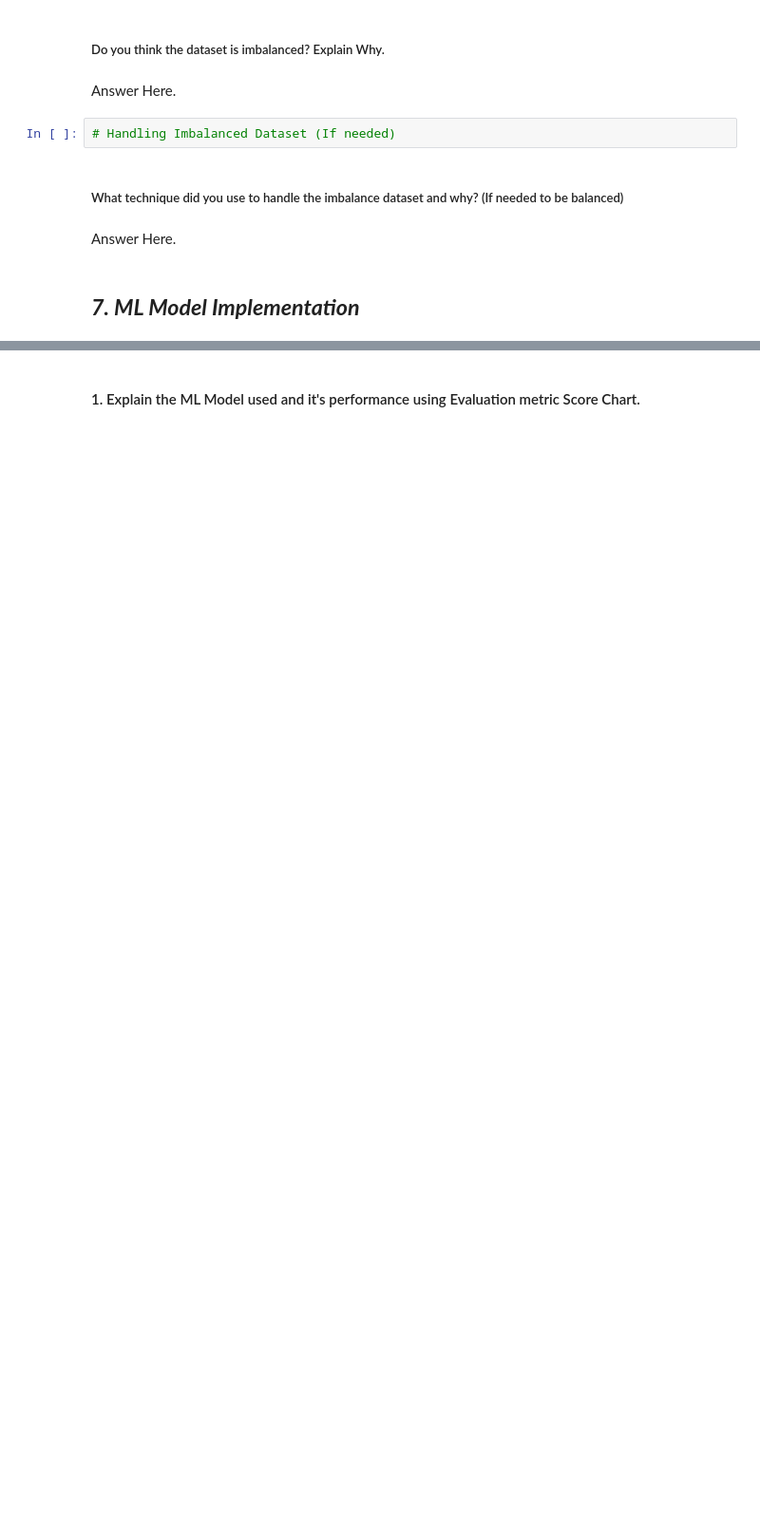
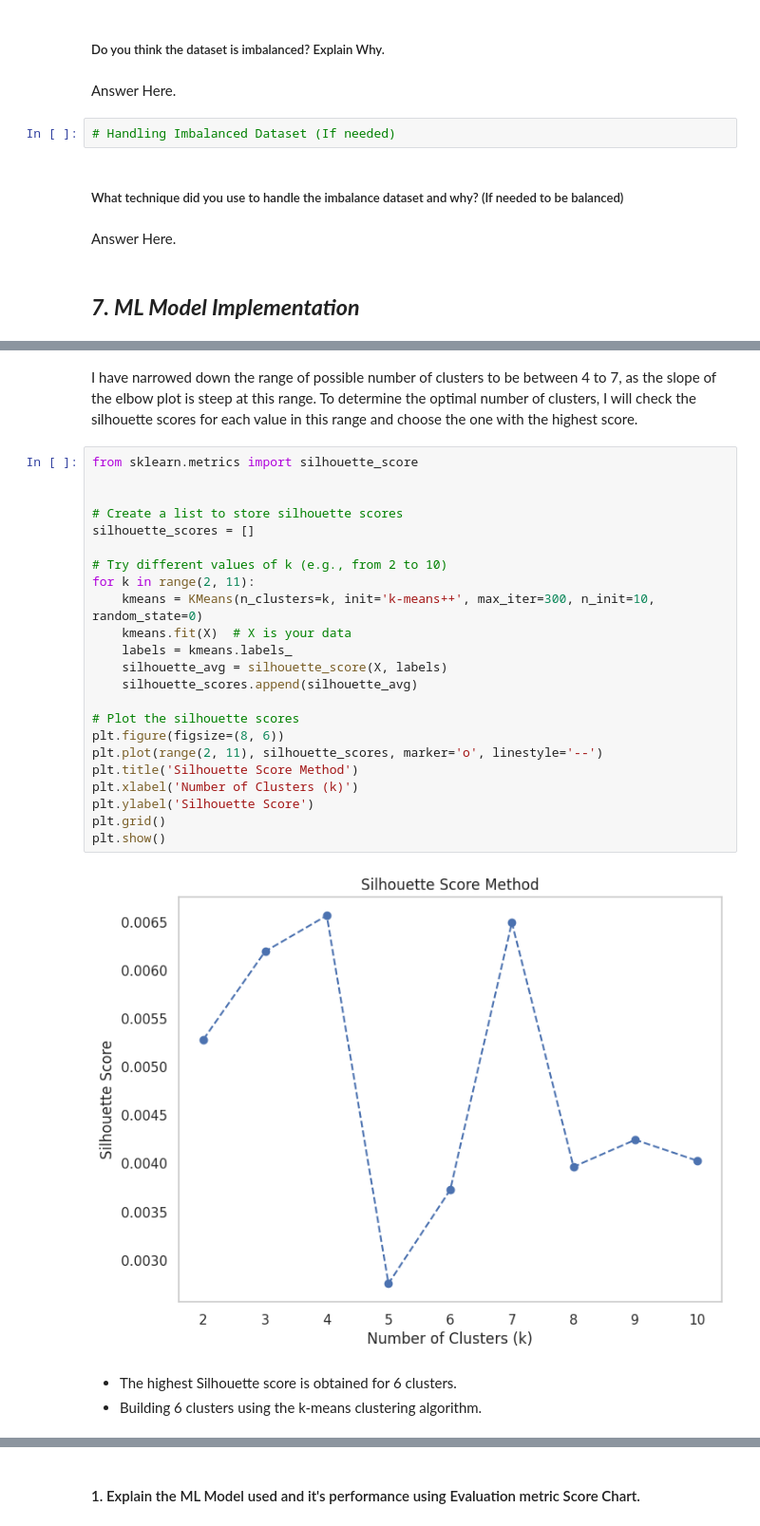
Before and after one commit to Mr-Himanshu123/Netflix-Movies-and-TV-Shows-Clustering, a Jupyter notebook: Netflix_Movies_and_TV_Shows_Clustering.ipynb, the cells around one changed output, grey strips where cells are left out. Shown at 95% size. Saved outputs shown, nothing was run; the diff lists cells and outputs as text; blank space fills up the shorter version.

```diff
--- a/Netflix_Movies_and_TV_Shows_Clustering.ipynb
+++ b/Netflix_Movies_and_TV_Shows_Clustering.ipynb
@@ -1679,0 +2032,30 @@ Answer Here.
+# %% [markdown]
+I have narrowed down the range of possible number of clusters to be between 4 to 7, as the slope of the elbow plot is steep at this range. To determine the optimal number of clusters, I will check the silhouette scores for each value in this range and choose the one with the highest score.
+# %%
+from sklearn.metrics import silhouette_score
+
+
+# Create a list to store silhouette scores
+silhouette_scores = []
+
+# Try different values of k (e.g., from 2 to 10)
+for k in range(2, 11):
+    kmeans = KMeans(n_clusters=k, init='k-means++', max_iter=300, n_init=10, random_state=0)
+    kmeans.fit(X)  # X is your data
+    labels = kmeans.labels_
+    silhouette_avg = silhouette_score(X, labels)
+    silhouette_scores.append(silhouette_avg)
+
+# Plot the silhouette scores
+plt.figure(figsize=(8, 6))
+plt.plot(range(2, 11), silhouette_scores, marker='o', linestyle='--')
+plt.title('Silhouette Score Method')
+plt.xlabel('Number of Clusters (k)')
+plt.ylabel('Silhouette Score')
+plt.grid()
+plt.show()
+# %% [output]
+[figure, added]
+# %% [markdown]
+* The highest Silhouette score is obtained for 6 clusters.
+* Building 6 clusters using the k-means clustering algorithm.
```
Also changed, not shown: parts of 132 cells of this notebook.
